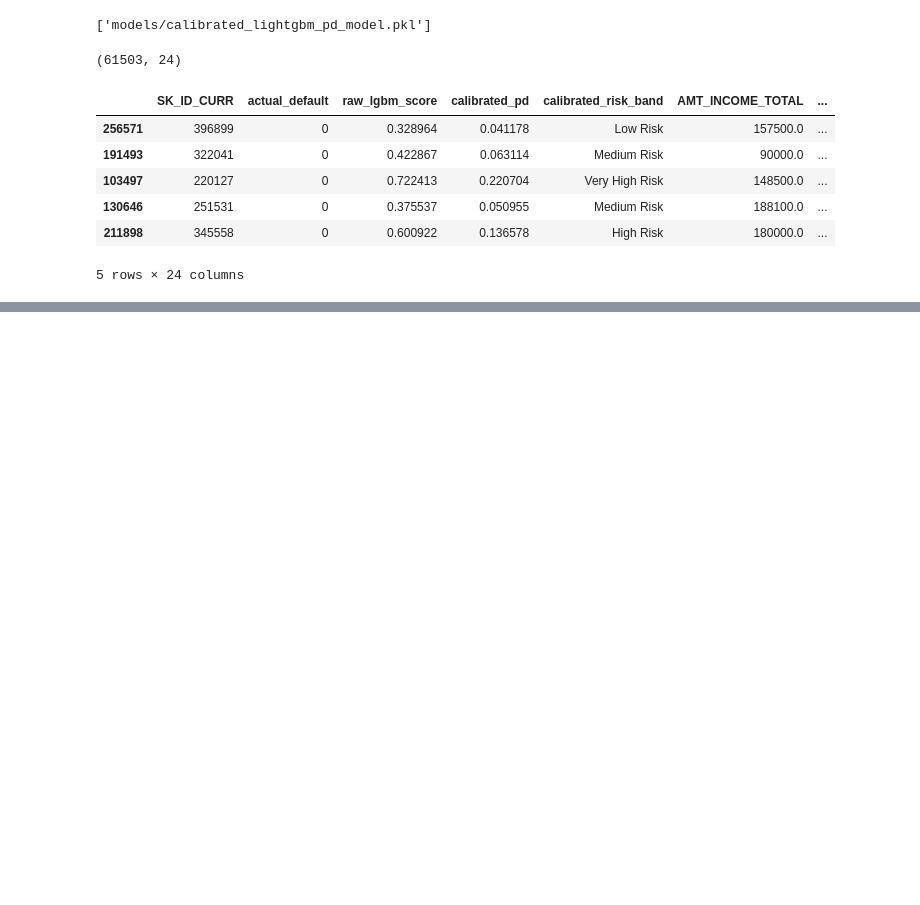
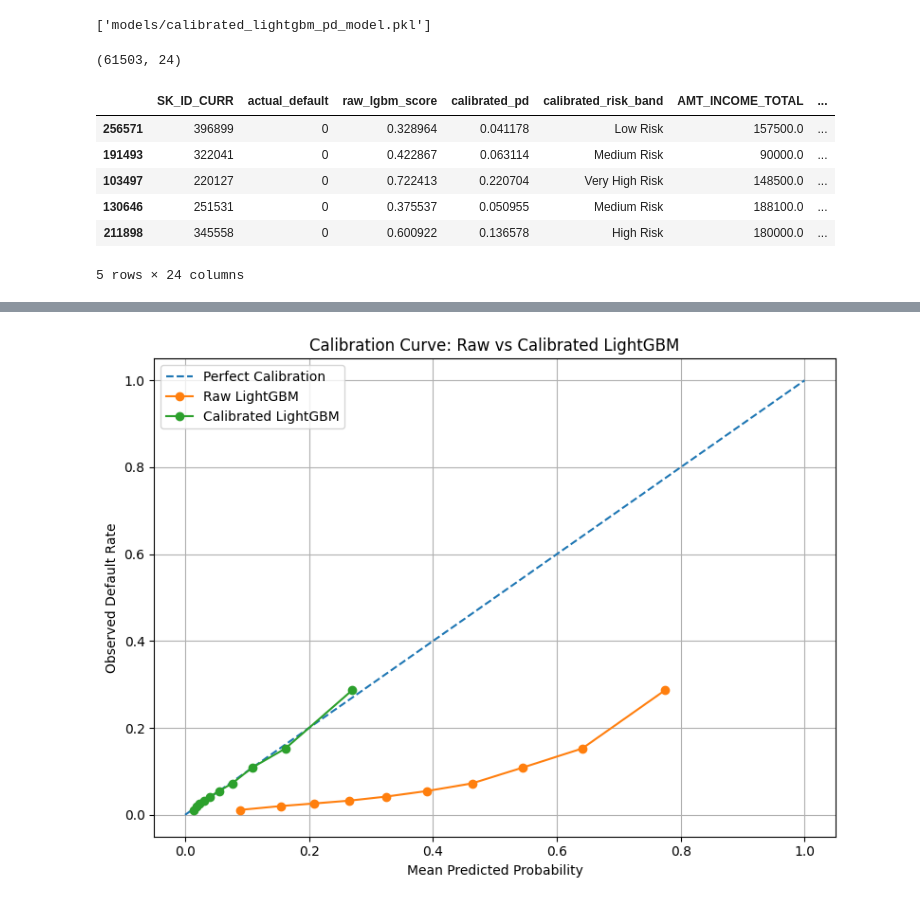
Before and after one commit to pegasus019/credit-risk-platform, a Jupyter notebook: 01_eda.ipynb, the cells around one changed output, grey strips where cells are left out. Drawn from its saved outputs; the diff is of its cells as text; code cells hidden in the pictures; blank space fills up the shorter version.

```diff
--- a/01_eda.ipynb
+++ b/01_eda.ipynb
@@ -1090,0 +1108,43 @@ calibrated_dashboard.head()
+# %%
+import os
+import matplotlib.pyplot as plt
+from sklearn.calibration import calibration_curve
+from sklearn.metrics import brier_score_loss
+
+os.makedirs("outputs", exist_ok=True)
+
+# Calibration curves
+raw_fraction_pos, raw_mean_pred = calibration_curve(
+    y_test,
+    raw_proba,
+    n_bins=10,
+    strategy="quantile"
+)
+
+cal_fraction_pos, cal_mean_pred = calibration_curve(
+    y_test,
+    calibrated_pd,
+    n_bins=10,
+    strategy="quantile"
+)
+
+plt.figure(figsize=(8, 6))
+
+# Perfect calibration line
+plt.plot([0, 1], [0, 1], linestyle="--", label="Perfect Calibration")
+
+# Raw vs calibrated
+plt.plot(raw_mean_pred, raw_fraction_pos, marker="o", label="Raw LightGBM")
+plt.plot(cal_mean_pred, cal_fraction_pos, marker="o", label="Calibrated LightGBM")
+
+plt.xlabel("Mean Predicted Probability")
+plt.ylabel("Observed Default Rate")
+plt.title("Calibration Curve: Raw vs Calibrated LightGBM")
+plt.legend()
+plt.grid(True)
+
+plt.tight_layout()
+plt.savefig("outputs/calibration_curve_raw_vs_calibrated.png", dpi=300, bbox_inches="tight")
+plt.show()
+# %% [output]
+[figure, added]
```
Also changed, not shown: parts of 3 cells of this notebook, 4 other files.
